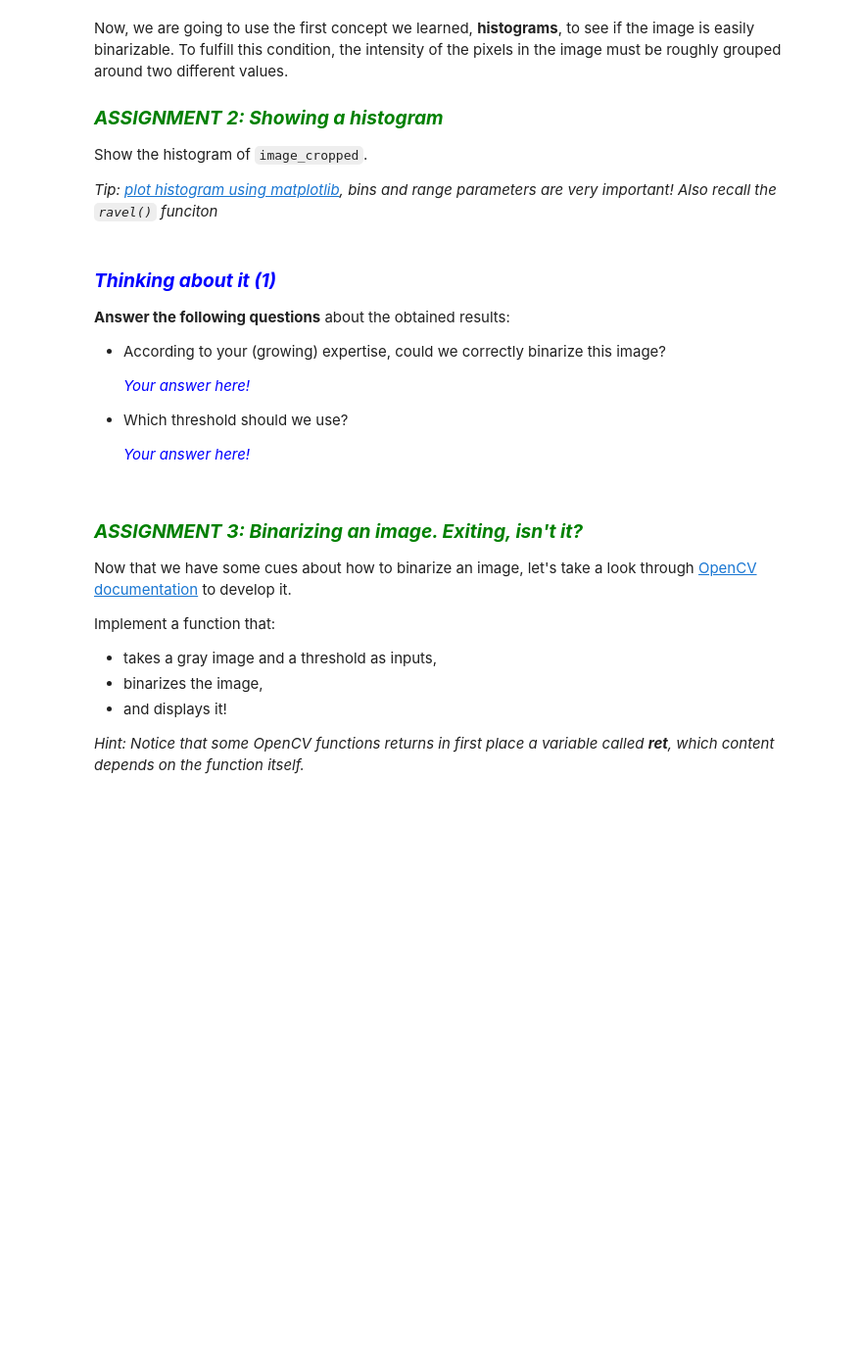
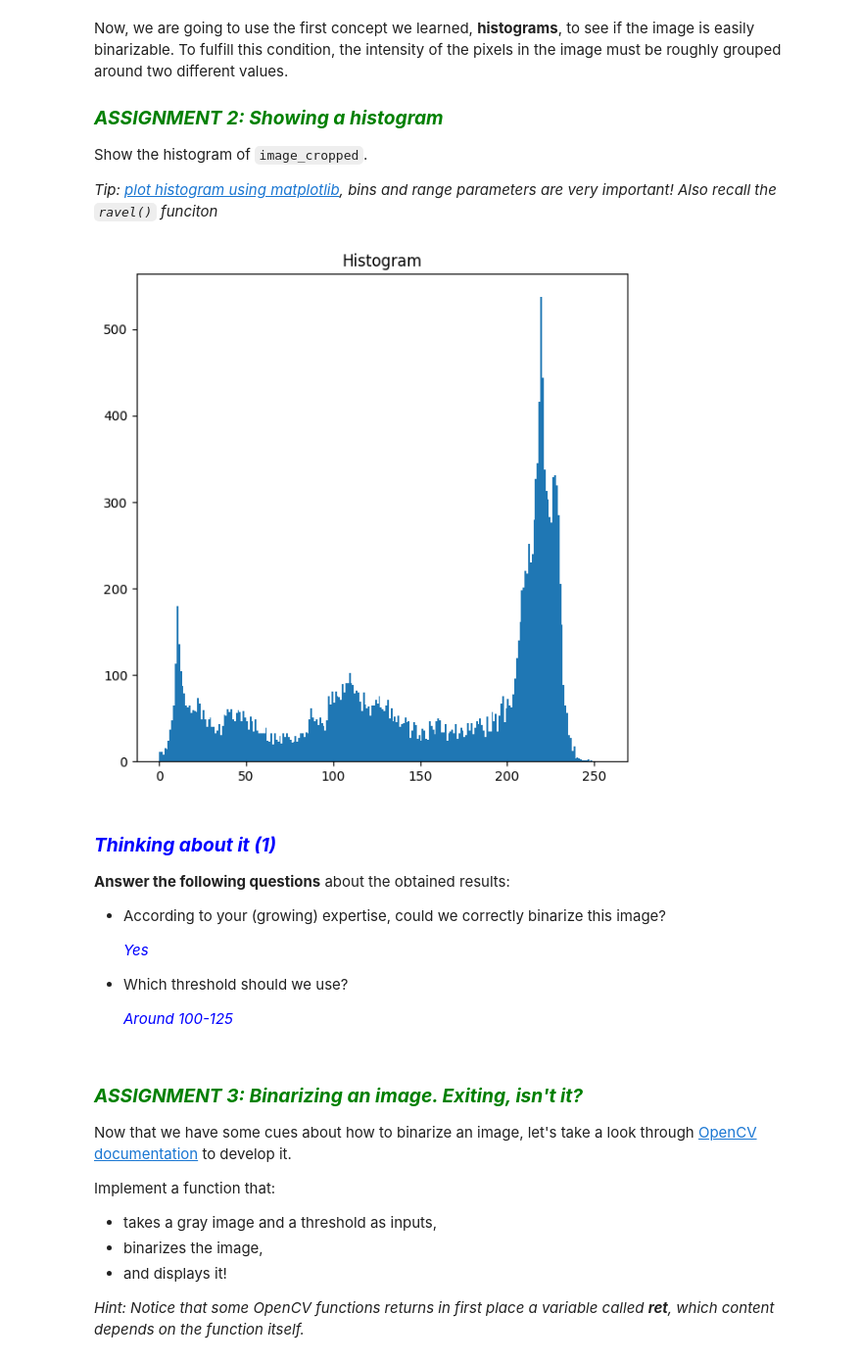
Before and after one commit to Maquinero123456/uni, a Jupyter notebook: CV/Chapter 02/2.1 IP tools.ipynb, the cells around one changed output. Shown at 98% size. Saved outputs shown, nothing was run; the diff lists cells and outputs as text; code cells hidden in the pictures; blank space fills up the shorter version.

```diff
--- a/CV/Chapter 02/2.1 IP tools.ipynb
+++ b/CV/Chapter 02/2.1 IP tools.ipynb
@@ -116,10 +120,14 @@ Show the histogram of `image_cropped`.
 # %%
 # ** ASSIGNMENT 2 **
 # Compute the image histogram and show it
 # Write your code here!
 
-None # Compute the histogram and show it
+plt.subplot(2,2,4)
+plt.title("Histogram")
+plt.hist(image_cropped.ravel(),256,[0,256]) # ravel() returns a 1-D array, containing the elements of image
 plt.show()
+# %% [output]
+[figure, added]
 # %% [markdown]
 ### <font color="blue"><b><i>Thinking about it (1)</i></b></font>
 
@@ -127,11 +135,11 @@ plt.show()
 
 - According to your (growing) expertise, could we correctly binarize this image?
 
-    <p style="margin: 4px 0px 6px 5px; color:blue"><i>Your answer here!</i></p>
+    <p style="margin: 4px 0px 6px 5px; color:blue"><i>Yes</i></p>
 
 - Which threshold should we use?
 
-    <p style="margin: 4px 0px 6px 5px; color:blue"><i>Your answer here!</i></p>
+    <p style="margin: 4px 0px 6px 5px; color:blue"><i>Around 100-125</i></p>
 # %% [markdown]
 ### **<span style="color:green"><b><i>ASSIGNMENT 3: Binarizing an image. Exiting, isn't it?</i></b></span>**
 
```
Also changed, not shown: parts of 8 cells of this notebook, 9 other files.
